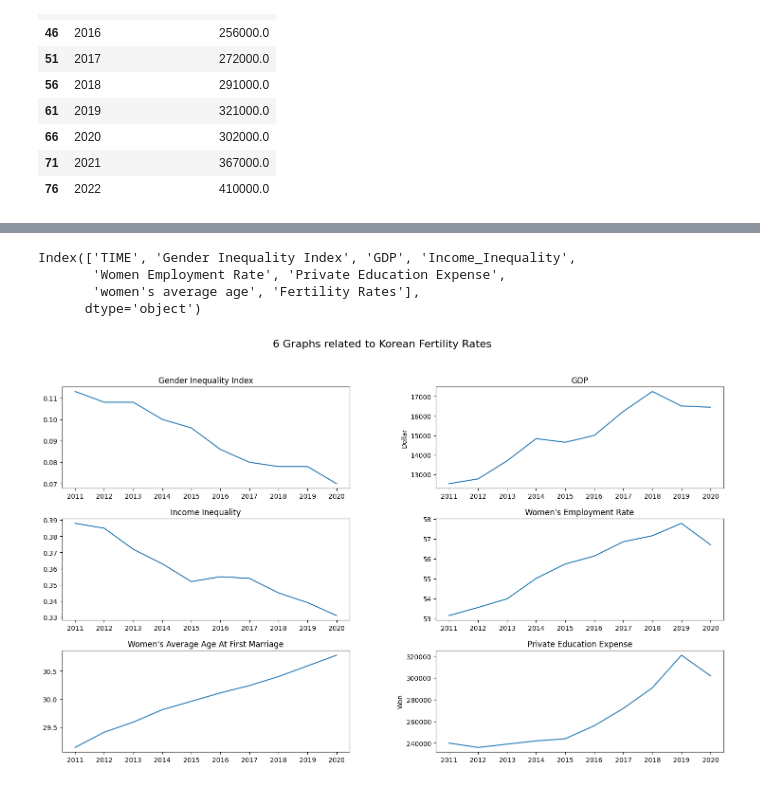
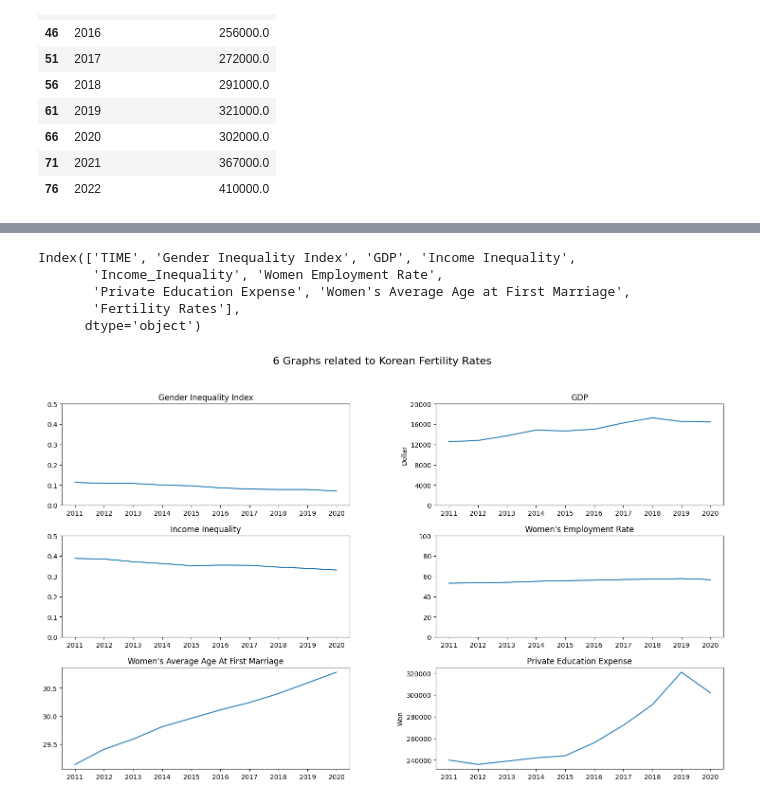
Before and after one commit to ikkjun/Declining_Fertility_Rates, a Jupyter notebook: Declining_Fertility_Rates.ipynb, the cells around one changed output, grey strips where cells are left out. Drawn from its saved outputs; the diff is of its cells as text; code cells hidden in the pictures.

```diff
--- a/Declining_Fertility_Rates.ipynb
+++ b/Declining_Fertility_Rates.ipynb
@@ -41,7 +41,7 @@ for loc in locations:
 
 df_dfr_ita = dfs['ITA']
 df_dfr_deu = dfs['DEU']
-df_dfr_kor = dfs['KOR']
+df_dfr_kor = dfs['KOR'].iloc[:51]
 # %%
 x1 = df_dfr_ita['TIME'].to_xarray()
 x2 = df_dfr_deu['TIME'].to_xarray()
@@ -167,9 +167,9 @@ df_gdp_kor['GDP'] = df_gdp_kor['GDP'].astype(float)
 
 df_ii_kor = df_ii[df_ii['LOCATION']=='KOR']
 df_ii_kor = df_ii_kor[['TIME', 'Value']]
-df_ii_kor.columns = ['TIME', 'Income_Inequality']
+df_ii_kor.columns = ['TIME', 'Income Inequality']
 df_ii_kor['TIME'] = pd.to_numeric(df_ii_kor['TIME'])
-df_ii_kor['Income_Inequality'] = df_ii_kor['Income_Inequality'].astype(float)
+df_ii_kor['Income_Inequality'] = df_ii_kor['Income Inequality'].astype(float)
 
 df_wer_kor = df_wer[df_wer['LOCATION']=='KOR']
 df_wer_kor = df_wer_kor[['TIME', 'Value']]
@@ -186,9 +186,9 @@ df_wip_kor['Women In Politics'] = df_wip_kor['Women In Politics'].astype(float)
 df_wafm = pd.read_csv("/Users/ikjuncho/Documents/GitHub/Declining_Fertility_Rates/women's average age at first marriage .csv")
 df_wafm = df_wafm.T.reset_index()
 df_wafm = df_wafm[['index',1]]
-df_wafm.columns = ['TIME', "women's average age"]
+df_wafm.columns = ['TIME', "Women's Average Age at First Marriage"]
 df_wafm = df_wafm.iloc[1:]
 df_wafm['TIME'] = pd.to_numeric(df_wafm['TIME'])
-df_wafm["women's average age"] = df_wafm["women's average age"].astype(float)
+df_wafm["Women's Average Age at First Marriage"] = df_wafm["Women's Average Age at First Marriage"].astype(float)
 df_wafm.head()
 # %% [output]
@@ -272,9 +261,10 @@ df_kor_11_20.corr()
 # %%
 df_kor.columns
 # %% [output]
-Index(['TIME', 'Gender Inequality Index', 'GDP', 'Income_Inequality',
-       'Women Employment Rate', 'Private Education Expense',
-       'women's average age', 'Fertility Rates'],
+Index(['TIME', 'Gender Inequality Index', 'GDP', 'Income Inequality',
+       'Income_Inequality', 'Women Employment Rate',
+       'Private Education Expense', 'Women's Average Age at First Marriage',
+       'Fertility Rates'],
       dtype='object')
 # %%
 # 데이터프레임 생성
@@ -284,7 +274,7 @@ df = pd.DataFrame({
     'y2': df_kor_11_20['GDP'].to_xarray(),
     'y3': df_kor_11_20['Income_Inequality'].to_xarray(),
     'y4': df_kor_11_20['Women Employment Rate'].to_xarray(),
-    'y5': df_kor_11_20["women's average age"].to_xarray(),
+    'y5': df_kor_11_20["Women's Average Age at First Marriage"].to_xarray(),
     'y6': df_kor_11_20['Private Education Expense'].to_xarray()
 })
 
@@ -295,35 +285,39 @@ fig, axes = plt.subplots(nrows=3, ncols=2, figsize=(18, 10))
 # 각 Axes에 그래프 그리기
 axes[0, 0].plot(df['x'], df['y1'])
 axes[0, 0].set_xticks(np.arange(2011, 2021))
+axes[0, 0].set_yticks(np.arange(0, .6, 0.1))
 axes[0, 0].set_title('Gender Inequality Index')
 
 axes[0, 1].plot(df['x'], df['y2'])
 axes[0, 1].set_xticks(np.arange(2011, 2021))
+axes[0, 1].set_yticks(np.arange(0, 22000, 4000))
 axes[0, 1].set_ylabel('Dollar')
 axes[0, 1].set_title('GDP')
 
 axes[1, 0].plot(df['x'], df['y3'])
 axes[1, 0].set_xticks(np.arange(2011, 2021))
+axes[1, 0].set_yticks(np.arange(0, 0.6, 0.1))
 axes[1, 0].set_title('Income Inequality')
 
 axes[1, 1].plot(df['x'], df['y4'])
 axes[1, 1].set_xticks(np.arange(2011, 2021))
+axes[1, 1].set_yticks(np.arange(0, 110, 20))
 axes[1, 1].set_title("Women's Employment Rate")
 
 axes[2, 0].plot(df['x'], df['y5'])
 axes[2, 0].set_xticks(np.arange(2011, 2021))
 axes[2, 0].set_title("Women's Average Age At First Marriage")
 
 axes[2, 1].plot(df['x'], df['y6'])
 axes[2, 1].set_xticks(np.arange(2011, 2021))
 axes[2, 1].set_ylabel('Won')
 axes[2, 1].set_title('Private Education Expense')
 
 # 전체 그래프 제목 설정
 fig.suptitle('6 Graphs related to Korean Fertility Rates', fontsize=16)
 fig.subplots_adjust(hspace=0.3, wspace=0.3)
 
 # 그래프 출력
 plt.show()
 # %% [output]
-[figure, old version]
+[figure, new version]
```
Also changed, not shown: parts of 6 cells of this notebook.
